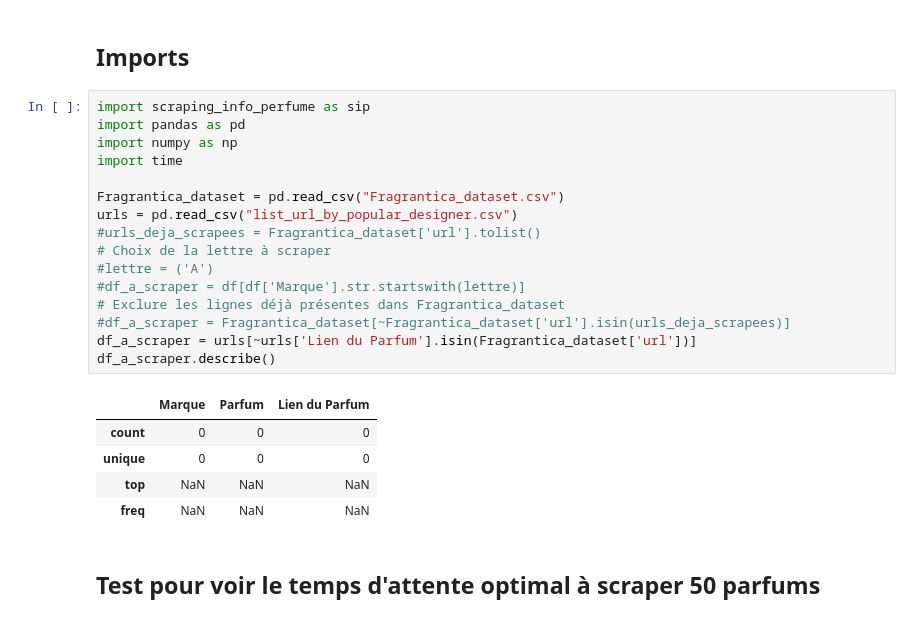
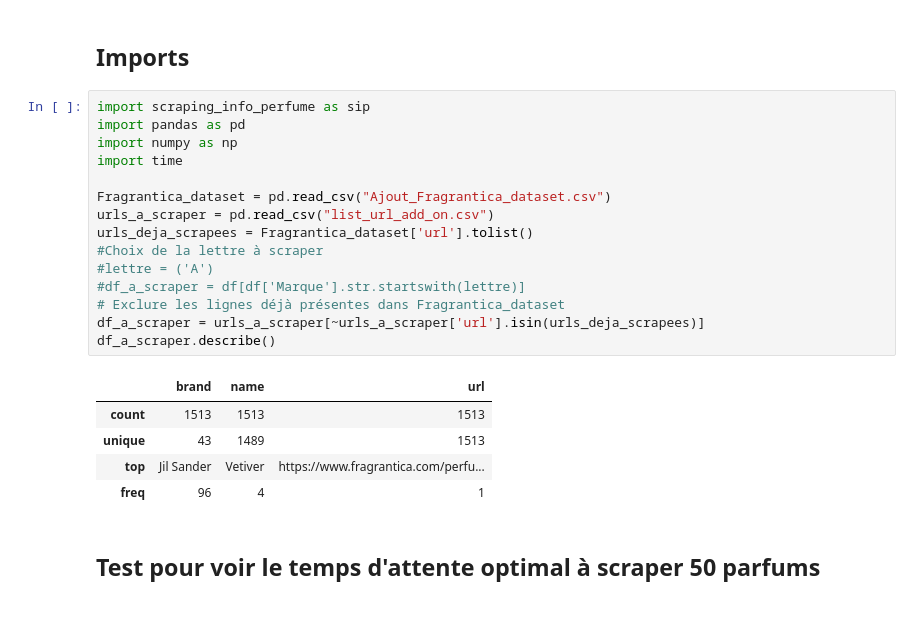
Before and after one commit to ThomasAPRichard/M1_DS, a Jupyter notebook: Analyse_de_Données/Projet_AD/Scraping_Fragrantica/scraping_Fragrantica_ds.ipynb, the cells around one changed output. Drawn from its saved outputs; the diff is of its cells as text.

Commit message:
Réparation scraping name | Agrandissment bdd

```diff
--- a/Analyse_de_Données/Projet_AD/Scraping_Fragrantica/scraping_Fragrantica_ds.ipynb
+++ b/Analyse_de_Données/Projet_AD/Scraping_Fragrantica/scraping_Fragrantica_ds.ipynb
@@ -5,25 +5,24 @@
 # %%
 import scraping_info_perfume as sip
 import pandas as pd
 import numpy as np
 import time
 
-Fragrantica_dataset = pd.read_csv("Fragrantica_dataset.csv")
-urls = pd.read_csv("list_url_by_popular_designer.csv")
-#urls_deja_scrapees = Fragrantica_dataset['url'].tolist()
-# Choix de la lettre à scraper
+Fragrantica_dataset = pd.read_csv("Ajout_Fragrantica_dataset.csv")
+urls_a_scraper = pd.read_csv("list_url_add_on.csv")
+urls_deja_scrapees = Fragrantica_dataset['url'].tolist()
+#Choix de la lettre à scraper
 #lettre = ('A')
 #df_a_scraper = df[df['Marque'].str.startswith(lettre)]
 # Exclure les lignes déjà présentes dans Fragrantica_dataset
-#df_a_scraper = Fragrantica_dataset[~Fragrantica_dataset['url'].isin(urls_deja_scrapees)]
-df_a_scraper = urls[~urls['Lien du Parfum'].isin(Fragrantica_dataset['url'])]
+df_a_scraper = urls_a_scraper[~urls_a_scraper['url'].isin(urls_deja_scrapees)]
 df_a_scraper.describe()
 # %% [output]
-|  | Marque | Parfum | Lien du Parfum |
-| count | 0 | 0 | 0 |
-| unique | 0 | 0 | 0 |
-| top | NaN | NaN | NaN |
-| freq | NaN | NaN | NaN |
+|  | brand | name | url |
+| count | 1513 | 1513 | 1513 |
+| unique | 43 | 1489 | 1513 |
+| top | Jil Sander | Vetiver | https://www.fragrantica.com/perfu... |
+| freq | 96 | 4 | 1 |
 # %% [markdown]
 ## Test pour voir le temps d'attente optimal à scraper 50 parfums
 # %%
```
Also changed, not shown: parts of 4 cells of this notebook, 7 other files.
